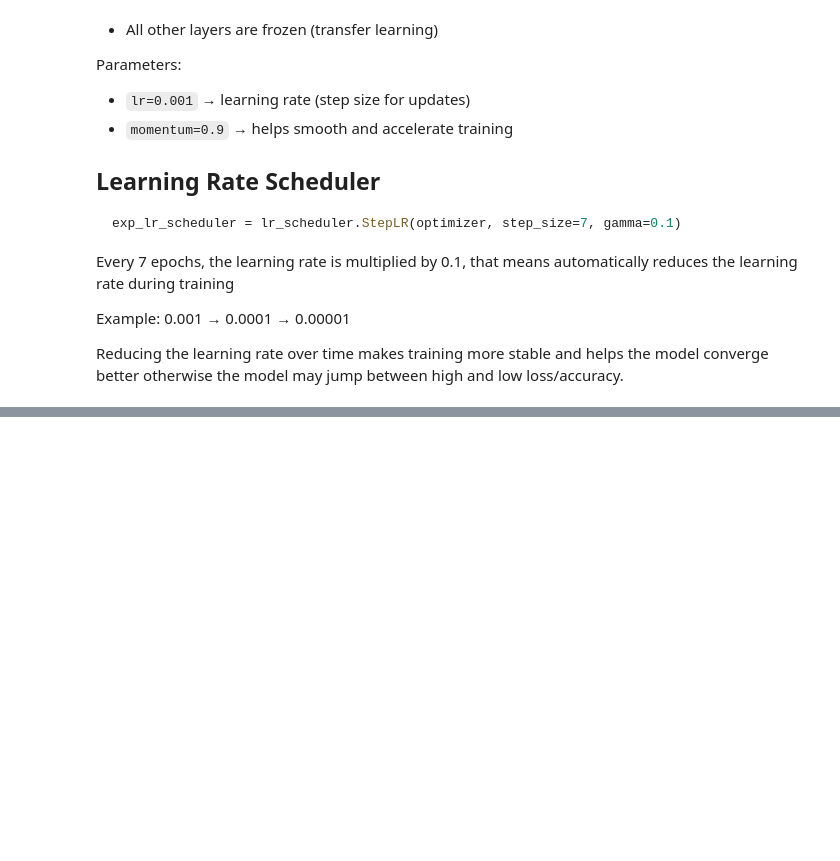
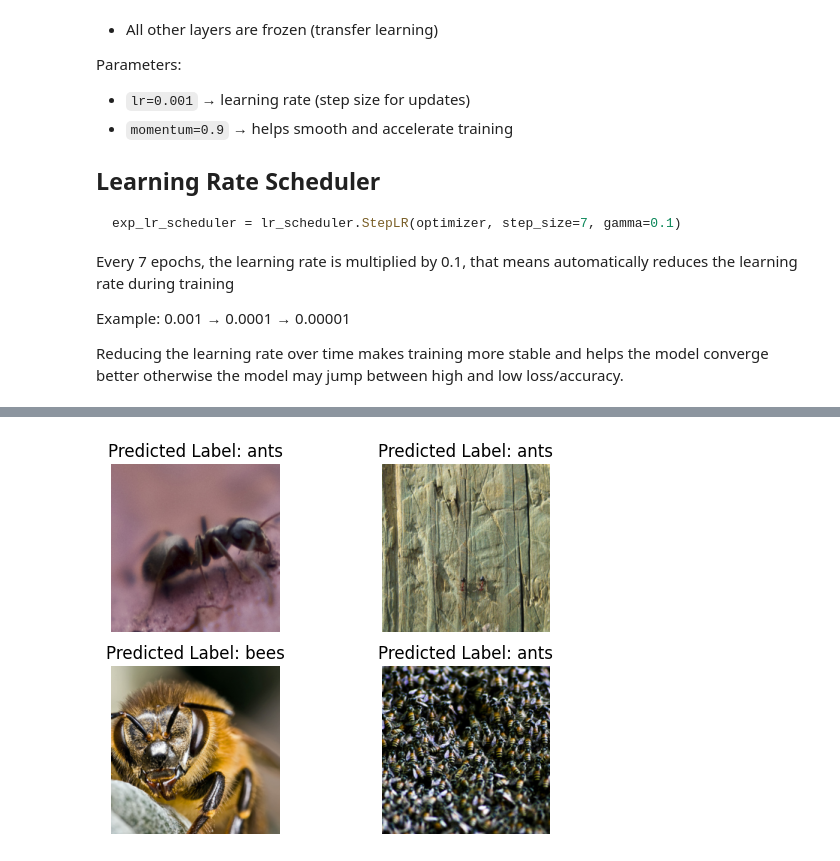
Before and after one commit to Ifthekher237/DeepLearning-Projects, a Jupyter notebook: resnet_transfer_learning_ants_bees_pytorch.ipynb.ipynb, the cells around one changed output, grey strips where cells are left out. Saved outputs shown, nothing was run; the diff lists cells and outputs as text; code cells hidden in the pictures; blank space fills up the shorter version.

```diff
--- a/resnet_transfer_learning_ants_bees_pytorch.ipynb.ipynb
+++ b/resnet_transfer_learning_ants_bees_pytorch.ipynb.ipynb
@@ -645,0 +744,19 @@ exp_lr_scheduler = lr_scheduler.StepLR(optimizer, step_size=7, gamma=0.1)
+# %%
+# Test the model
+model_conv.eval()
+with torch.no_grad():
+    correct = 0
+    total = 0
+    for (images, labels) in dataloaders['val']:
+        images = Variable(images)
+        labels = Variable(labels)
+        if torch.cuda.is_available():
+            images = images.cuda()
+            labels = labels.cuda()
+
+        outputs = model_conv(images)
+        _, predicted = torch.max(outputs.data, 1)
+        total += labels.size(0)
+        correct += (predicted == labels).sum().item()
+
+    print('Test Accuracy: {:.3f} %'.format(100 * correct / total))
@@ -645,0 +816,36 @@ exp_lr_scheduler = lr_scheduler.StepLR(optimizer, step_size=7, gamma=0.1)
+# %%
+#Visualize some predictions
+import matplotlib.pyplot as plt
+fig = plt.figure()  # plotting an empty figure
+shown_batch = 0
+index = 0
+with torch.no_grad():   # as we are not back propagating anything here as well.
+    for (images, labels) in dataloaders['val']:
+        if shown_batch == 1:    # as we only want to visualize only 1 batch
+            break
+        shown_batch += 1
+        images = Variable(images)
+        labels = Variable(labels)
+        if torch.cuda.is_available():
+            images = images.cuda()
+            labels = labels.cuda()
+
+        outputs = model_conv(images)                            #The output is of shape (4,2)
+        _, preds = torch.max(outputs, 1)                        #The pred is of shape (4) --> [ 0,  0,  0,  1]
+
+
+        # now we'll show the images
+        for i in range(4):
+            index += 1  # used to subplot in a single figure
+            ax = plt.subplot(2,2,index)     # 2 rows, 2 columns => total 4 images
+            ax.axis('off')
+            ax.set_title('Predicted Label: {}'.format(class_names[preds[i]]))
+            input_img = images.cpu().data[i]                    #Get the tensor of the image, and put it to cpu
+            inp = input_img.numpy().transpose((1, 2, 0))        #If we have a tensor of shape (2,3,4) --> it becomes (3,4,2)
+            mean = np.array([0.485, 0.456, 0.406])
+            std = np.array([0.229, 0.224, 0.225])
+            inp = std * inp + mean
+            inp = np.clip(inp, 0, 1)
+            plt.imshow(inp)
+# %% [output]
+[figure, added]
```
Also changed, not shown: parts of 9 cells of this notebook.
